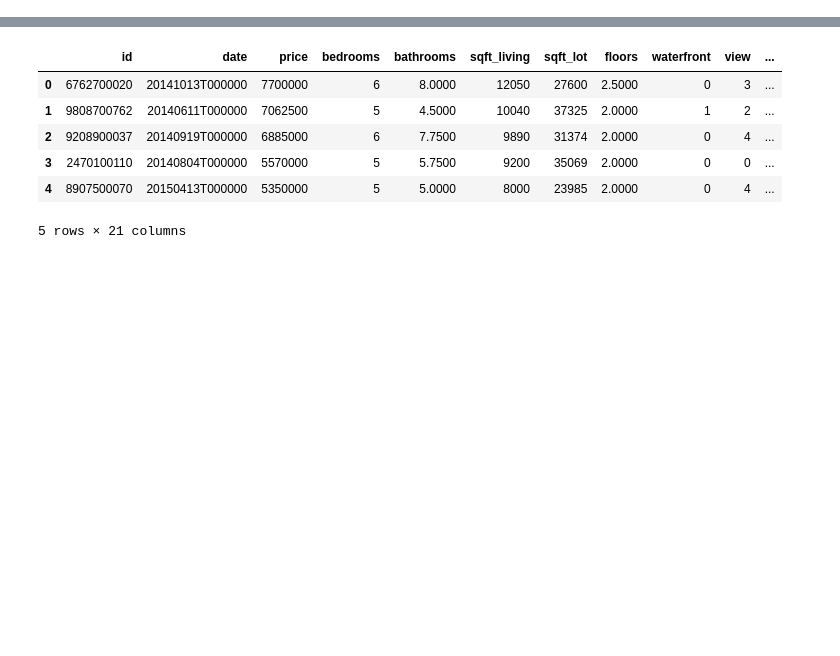
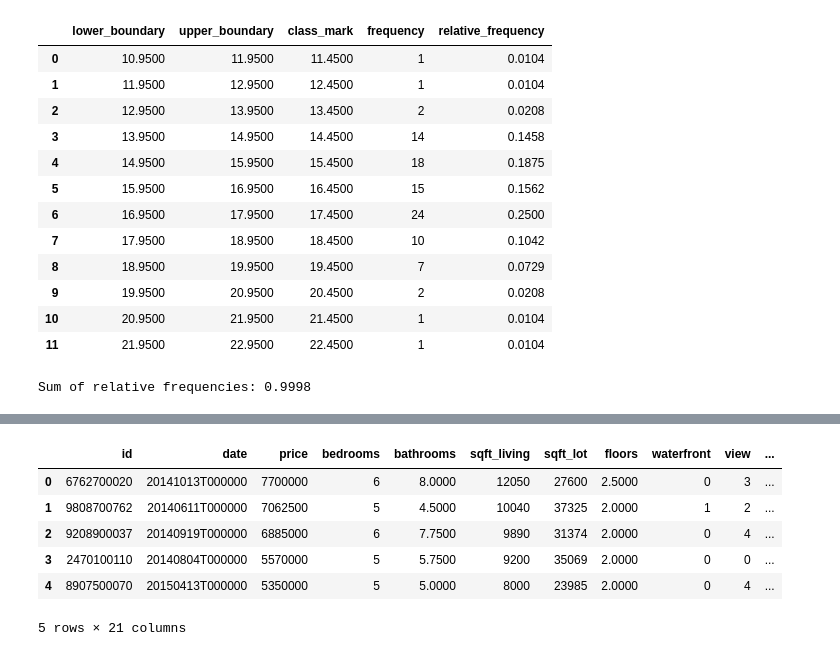
Before and after one commit to miu0001/Statistical_Inference, a Jupyter notebook: 6.1 Descriptive Statistics.ipynb, the cells around one changed output, grey strips where cells are left out. Cells and saved outputs as stored; diff of their text form; code cells hidden in the pictures; blank space fills up the shorter version.

```diff
--- a/6.1 Descriptive Statistics.ipynb
+++ b/6.1 Descriptive Statistics.ipynb
@@ -7,0 +27,41 @@ from typing import Optional, Union
+# %%
+import numpy as np
+import pandas as pd
+
+# Use the class boundaries 10.95, 11.95, ..., 22.95  (width = 1.0)
+edges = np.linspace(10.95, 22.95, 13)  # 13 boundaries → 12 intervals
+
+x = pd.to_numeric(df["price"], errors="coerce").dropna()
+
+# Bin using (a, b] intervals as in the text
+cats = pd.cut(x, bins=edges, right=True)
+
+# Frequency and relative frequency
+freq = cats.value_counts(sort=False)
+n = x.size
+
+rel_freq_table = pd.DataFrame({
+    "lower_boundary": edges[:-1],
+    "upper_boundary": edges[1:],
+    "class_mark": (edges[:-1] + edges[1:]) / 2,
+    "frequency": freq.values,
+    "relative_frequency": (freq.values / n).round(4)
+})
+
+display(rel_freq_table)
+print("Sum of relative frequencies:", rel_freq_table["relative_frequency"].sum().round(4))
+# %% [output]
+|  | lower_boundary | upper_boundary | class_mark | frequency | relative_frequency |
+| 0 | 10.9500 | 11.9500 | 11.4500 | 1 | 0.0104 |
+| 1 | 11.9500 | 12.9500 | 12.4500 | 1 | 0.0104 |
+| 2 | 12.9500 | 13.9500 | 13.4500 | 2 | 0.0208 |
+| 3 | 13.9500 | 14.9500 | 14.4500 | 14 | 0.1458 |
+| 4 | 14.9500 | 15.9500 | 15.4500 | 18 | 0.1875 |
+| 5 | 15.9500 | 16.9500 | 16.4500 | 15 | 0.1562 |
+| 6 | 16.9500 | 17.9500 | 17.4500 | 24 | 0.2500 |
+| 7 | 17.9500 | 18.9500 | 18.4500 | 10 | 0.1042 |
+| 8 | 18.9500 | 19.9500 | 19.4500 | 7 | 0.0729 |
+| 9 | 19.9500 | 20.9500 | 20.4500 | 2 | 0.0208 |
+| 10 | 20.9500 | 21.9500 | 21.4500 | 1 | 0.0104 |
+| 11 | 21.9500 | 22.9500 | 22.4500 | 1 | 0.0104 |
+Sum of relative frequencies: 0.9998
```
Also changed, not shown: parts of 4 cells of this notebook.
